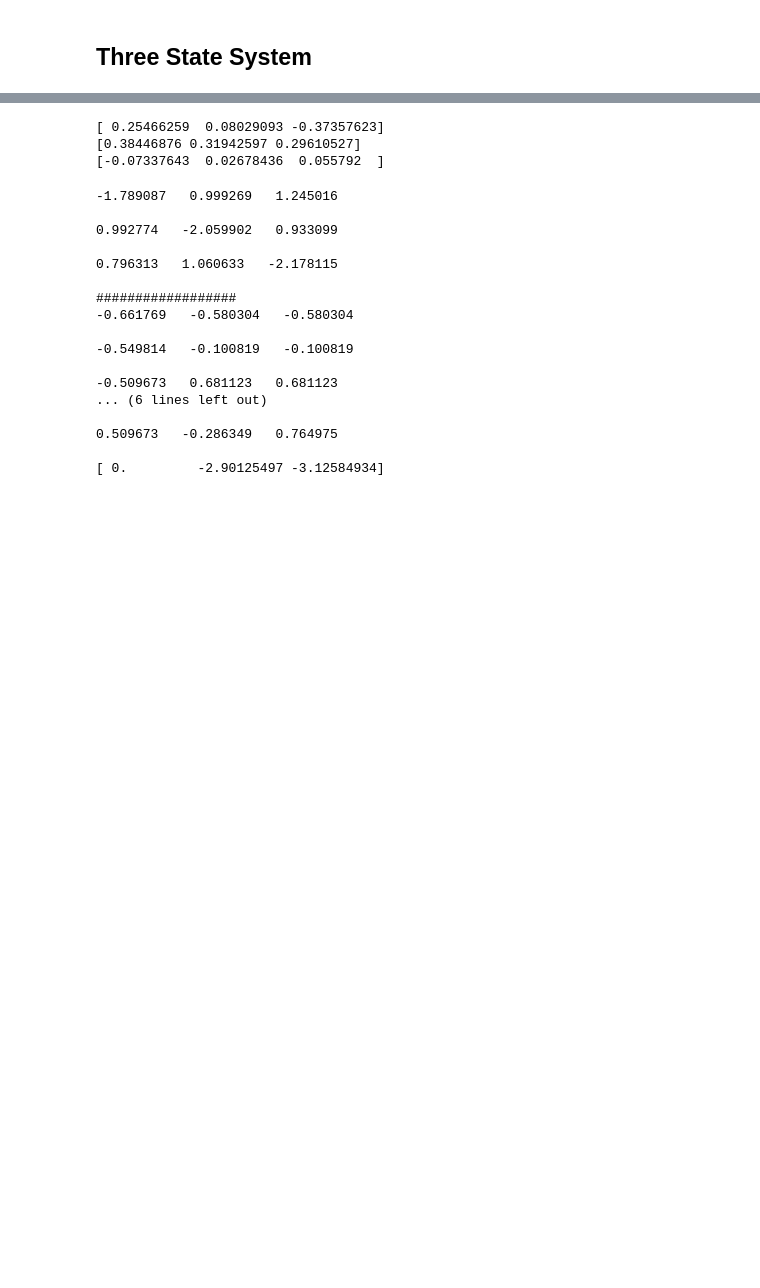
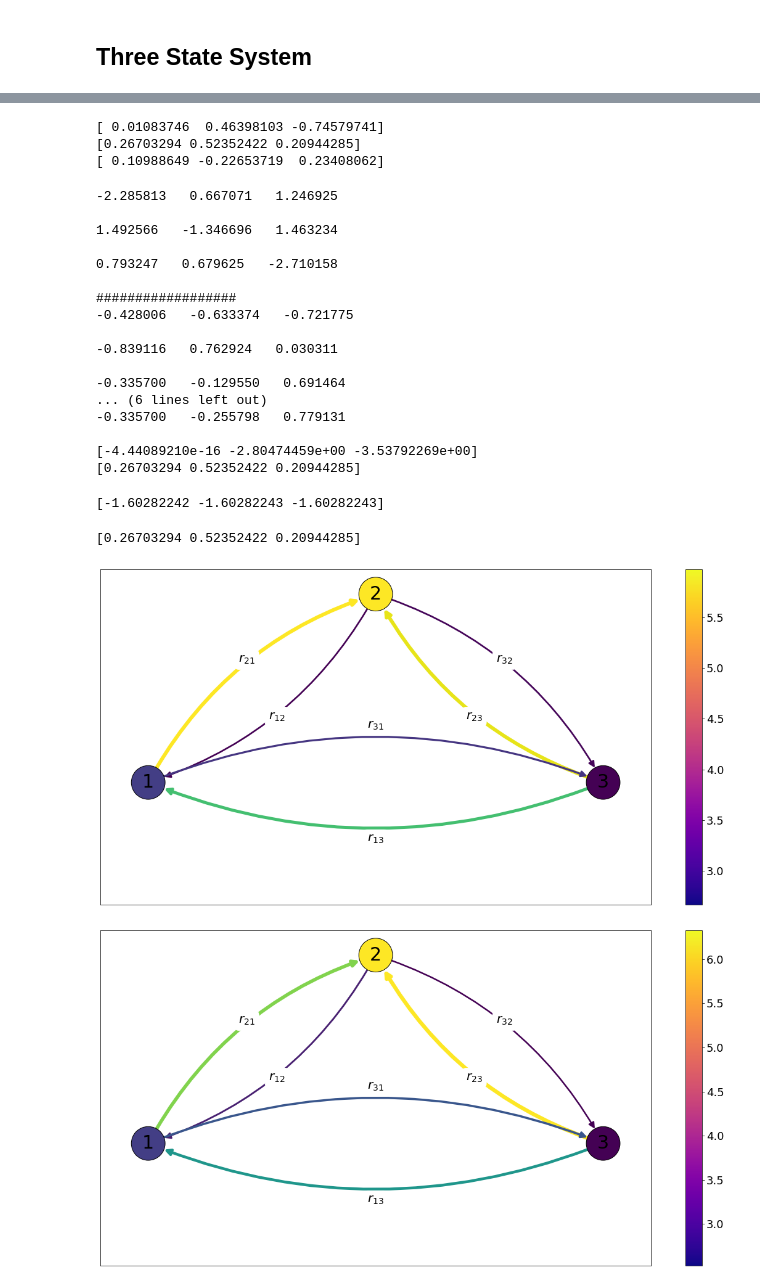
Before and after one commit to larstors/Master-Thesis, a Jupyter notebook: Code/affinity.ipynb, the cells around one changed output, grey strips where cells are left out. Cells and saved outputs as stored; diff of their text form; code cells hidden in the pictures; blank space fills up the shorter version.

Commit message:
3state

```diff
--- a/Code/affinity.ipynb
+++ b/Code/affinity.ipynb
@@ -93,7 +93,8 @@ def Matrices(energies, A):
         for j in range(N):
             if A[i, j] == 1:
                 L[i, j] = np.exp((energies[j]-energies[i])/2)
-        L[i, i] = - np.sum(L[i, :])
+    for i in range(N):
+        L[i, i] = - np.sum(L[:, i])
     # Symmetrised Master op DB
     Ls = np.matmul(np.linalg.inv(Pmatrix), np.matmul(L, Pmatrix))
 
@@ -408,9 +380,9 @@ print(np.matmul(Lneq, np.array([0.53117816, 0.53012983, 0.66091764])))
 print(peq)
 print(np.matmul(Lneq, peq))
 # %% [output]
-[ 0.25466259  0.08029093 -0.37357623]
-[0.38446876 0.31942597 0.29610527]
-[-0.07337643  0.02678436  0.055792  ]
+[ 0.01083746  0.46398103 -0.74579741]
+[0.26703294 0.52352422 0.20944285]
+[ 0.10988649 -0.22653719  0.23408062]
 # %%
 Lneqneq = np.matmul(Peq, np.matmul(Lneq, np.linalg.inv(Peq)))
 
@@ -428,21 +400,45 @@ print(c)
 printMatrix(c3)
 
 print(c2)
+
+print(peq)
 # %% [output]
--1.789087   0.999269   1.245016
+-2.285813   0.667071   1.246925
 
-0.992774   -2.059902   0.933099
+1.492566   -1.346696   1.463234
 
-0.796313   1.060633   -2.178115
+0.793247   0.679625   -2.710158
 
 ##################
--0.661769   -0.580304   -0.580304
+-0.428006   -0.633374   -0.721775
 
--0.549814   -0.100819   -0.100819
+-0.839116   0.762924   0.030311
 
--0.509673   0.681123   0.681123
+-0.335700   -0.129550   0.691464
 ... (6 lines left out)
+-0.335700   -0.255798   0.779131
 
-0.509673   -0.286349   0.764975
-
-[ 0.         -2.90125497 -3.12584934]
+[-4.44089210e-16 -2.80474459e+00 -3.53792269e+00]
+[0.26703294 0.52352422 0.20944285]
+# %%
+x = np.argmin(np.abs(c))
+
+v = c1[:, x]
+
+print(v /peq)
+# %% [output]
+[-1.60282242 -1.60282243 -1.60282243]
+# %%
+pos = {1:(0, 0), 2:(1, np.sqrt(2)), 3:(2, 0)}
+
+adj = np.array([[0, 1, 1], [1, 0, 1], [1, 1, 0]])
+
+
+plot_network(adj, Lneqneq, pos, name="figures/3state", node_color=peq)
+plot_network(adj, L, pos, name="figures/3state_eq", node_color=peq)
+
+print(peq)
+# %% [output]
+[0.26703294 0.52352422 0.20944285]
+[figure, added]
+[figure, added]
```
Also changed, not shown: parts of 14 cells of this notebook, 3 other files.
